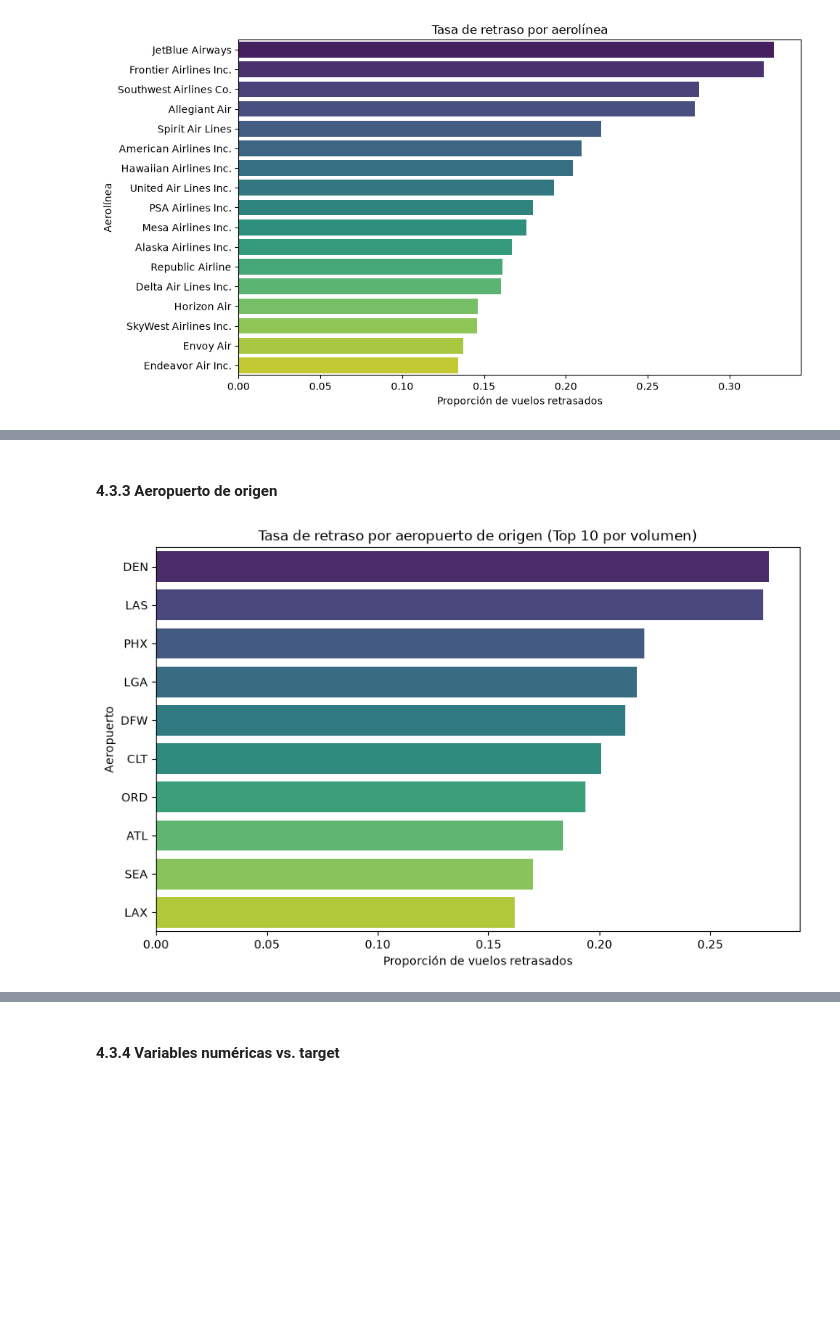
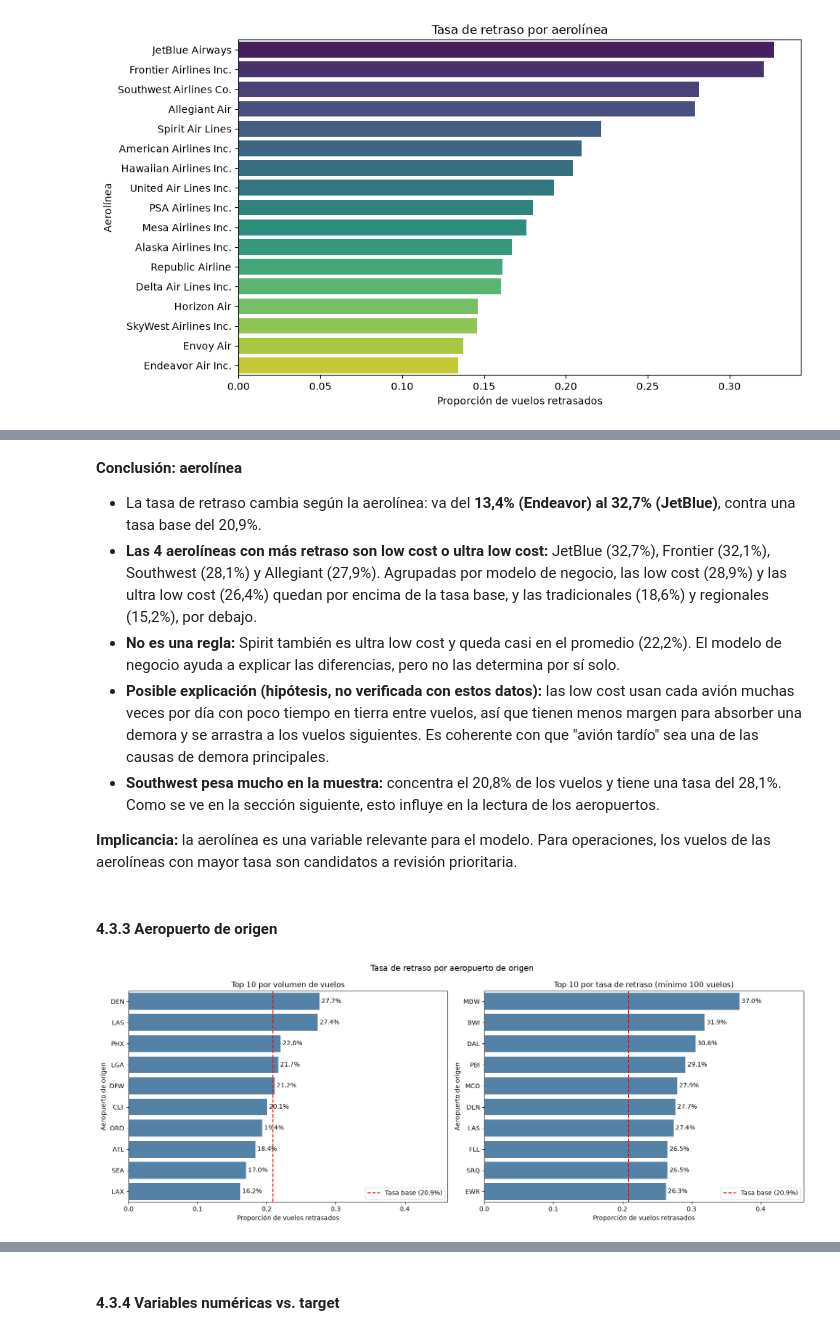
Before and after one commit to Guadacarro/TP_IA, a Jupyter notebook: tp.ipynb, the cells around one changed output, grey strips where cells are left out. Cells and saved outputs as stored; diff of their text form; code cells hidden in the pictures; blank space fills up the shorter version.

```diff
--- a/tp.ipynb
+++ b/tp.ipynb
@@ -902,21 +983,46 @@ plt.show()
+# %% [markdown]
+**Conclusión: aerolínea**
+
+- La tasa de retraso cambia según la aerolínea: va del **13,4% (Endeavor) al 32,7% (JetBlue)**, contra una tasa base del 20,9%.
+- **Las 4 aerolíneas con más retraso son low cost o ultra low cost:** JetBlue (32,7%), Frontier (32,1%), Southwest (28,1%) y Allegiant (27,9%). Agrupadas por modelo de negocio, las low cost (28,9%) y las ultra low cost (26,4%) quedan por encima de la tasa base, y las tradicionales (18,6%) y regionales (15,2%), por debajo.
+- **No es una regla:** Spirit también es ultra low cost y queda casi en el promedio (22,2%). El modelo de negocio ayuda a explicar las diferencias, pero no las determina por sí solo.
+- **Posible explicación (hipótesis, no verificada con estos datos):** las low cost usan cada avión muchas veces por día con poco tiempo en tierra entre vuelos, así que tienen menos margen para absorber una demora y se arrastra a los vuelos siguientes. Es coherente con que "avión tardío" sea una de las causas de demora principales.
+- **Southwest pesa mucho en la muestra:** concentra el 20,8% de los vuelos y tiene una tasa del 28,1%. Como se ve en la sección siguiente, esto influye en la lectura de los aeropuertos.
+
+**Implicancia:** la aerolínea es una variable relevante para el modelo. Para operaciones, los vuelos de las aerolíneas con mayor tasa son candidatos a revisión prioritaria.
 # %% [markdown]
 #### 4.3.3 Aeropuerto de origen
 # %%
-top10_aeropuertos = df_2022['origen'].value_counts().nlargest(10).index
+# Mínimo de vuelos por aeropuerto: el mismo criterio que en la sección de clima (4.3.5),
+# para que la tasa no quede distorsionada por aeropuertos con muy pocos vuelos
+MIN_VUELOS_AEROPUERTO = 100
 
-resumen_aeropuerto = df_2022[df_2022['origen'].isin(top10_aeropuertos)].groupby('origen').agg(
+resumen_aeropuerto = df_2022.groupby('origen').agg(
     cant_vuelos=('retrasado', 'size'),
     cant_retrasos=('retrasado', 'sum'),
     tasa_retraso=('retrasado', 'mean')
-).sort_values('tasa_retraso', ascending=False)
+)
+resumen_aeropuerto = resumen_aeropuerto[resumen_aeropuerto['cant_vuelos'] >= MIN_VUELOS_AEROPUERTO]
 
-#print(resumen_aeropuerto)
+top10_volumen = resumen_aeropuerto.nlargest(10, 'cant_vuelos').sort_values('tasa_retraso', ascending=False)
+top10_tasa = resumen_aeropuerto.nlargest(10, 'tasa_retraso')
 
-plt.figure(figsize=(10,6))
-sns.barplot(x=resumen_aeropuerto['tasa_retraso'], y=resumen_aeropuerto.index, hue=resumen_aeropuerto.index, palette='viridis', legend=False)
-plt.title('Tasa de retraso por aeropuerto de origen (Top 10 por volumen)')
-plt.xlabel('Proporción de vuelos retrasados')
-plt.ylabel('Aeropuerto')
+tasa_base = df_2022['retrasado'].mean()
+
+fig, axes = plt.subplots(1, 2, figsize=(16, 6), sharex=True)
+axes[0].set_xlim(0, resumen_aeropuerto['tasa_retraso'].max() * 1.25)  # deja lugar para etiquetas y leyenda
+for ax, datos, titulo in zip(axes, [top10_volumen, top10_tasa],
+                             ['Top 10 por volumen de vuelos',
+                              f'Top 10 por tasa de retraso (mínimo {MIN_VUELOS_AEROPUERTO} vuelos)']):
+    sns.barplot(x=datos['tasa_retraso'], y=datos.index, color='steelblue', ax=ax)
+    ax.bar_label(ax.containers[0], fmt=lambda v: f'{v:.1%}', padding=3)
+    ax.axvline(tasa_base, color='red', linestyle='--', label=f'Tasa base ({tasa_base:.1%})')
+    ax.set_title(titulo)
+    ax.set_xlabel('Proporción de vuelos retrasados')
+    ax.set_ylabel('Aeropuerto de origen')
+    ax.legend(loc='lower right')
+plt.suptitle('Tasa de retraso por aeropuerto de origen', fontsize=13)
+plt.tight_layout()
 plt.show()
 # %% [output]
-[figure, old version]
+[figure, new version]
```
Also changed, not shown: parts of 7 cells of this notebook.
